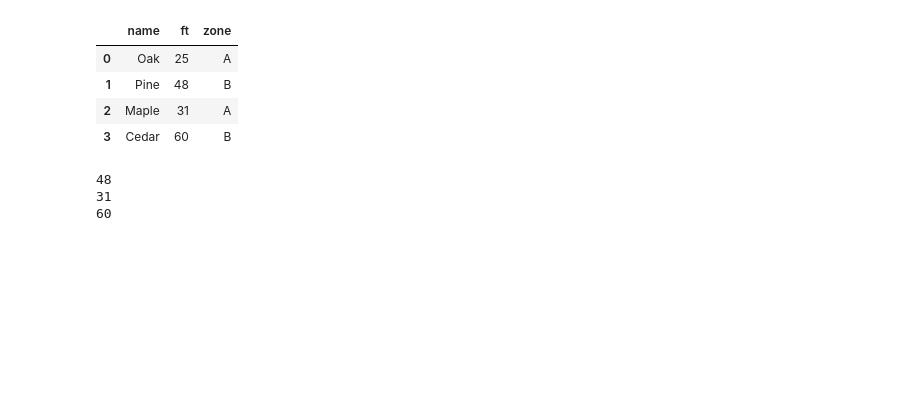
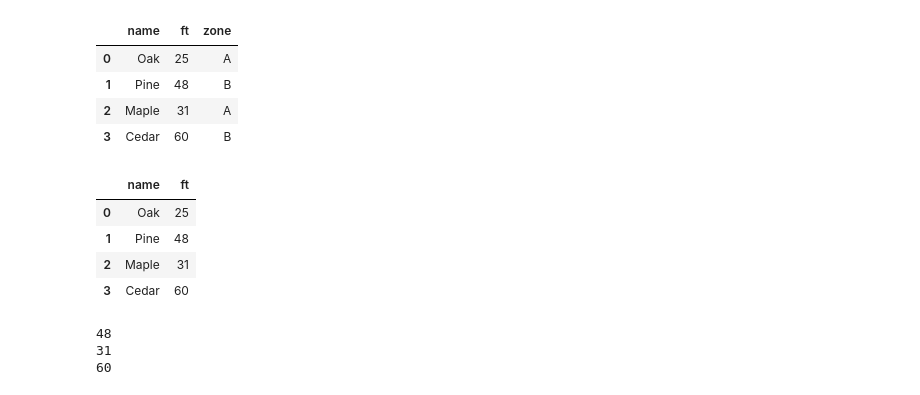
Before and after one commit to lane-erwin/geog592-cheyney, a Jupyter notebook: schedule/week04/GEOG592_Module3_Day1_pandas_Fundamentals_v2.ipynb, the cells around one changed output. Drawn from its saved outputs; the diff is of its cells as text; code cells hidden in the pictures; blank space fills up the shorter version.

```diff
--- a/schedule/week04/GEOG592_Module3_Day1_pandas_Fundamentals_v2.ipynb
+++ b/schedule/week04/GEOG592_Module3_Day1_pandas_Fundamentals_v2.ipynb
@@ -723,6 +723,14 @@ df.iloc[0:4]
 | 1 | Pine | 48 | B |
 | 2 | Maple | 31 | A |
 | 3 | Cedar | 60 | B |
+# %%
+df[["name", "ft"]]
+# %% [output]
+|  | name | ft |
+| 0 | Oak | 25 |
+| 1 | Pine | 48 |
+| 2 | Maple | 31 |
+| 3 | Cedar | 60 |
 # %%
 feets = 25, 48, 31, 60
 for feet in feets:
```
Also changed, not shown: 1 other file.
